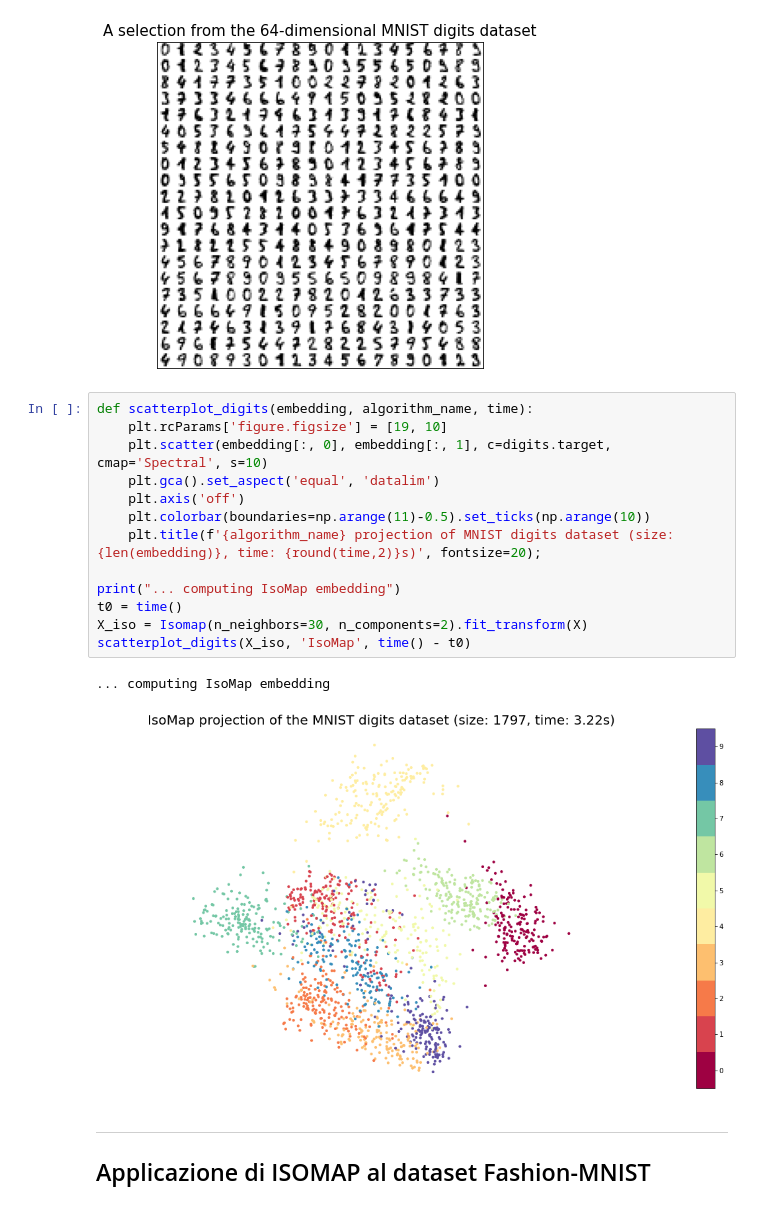
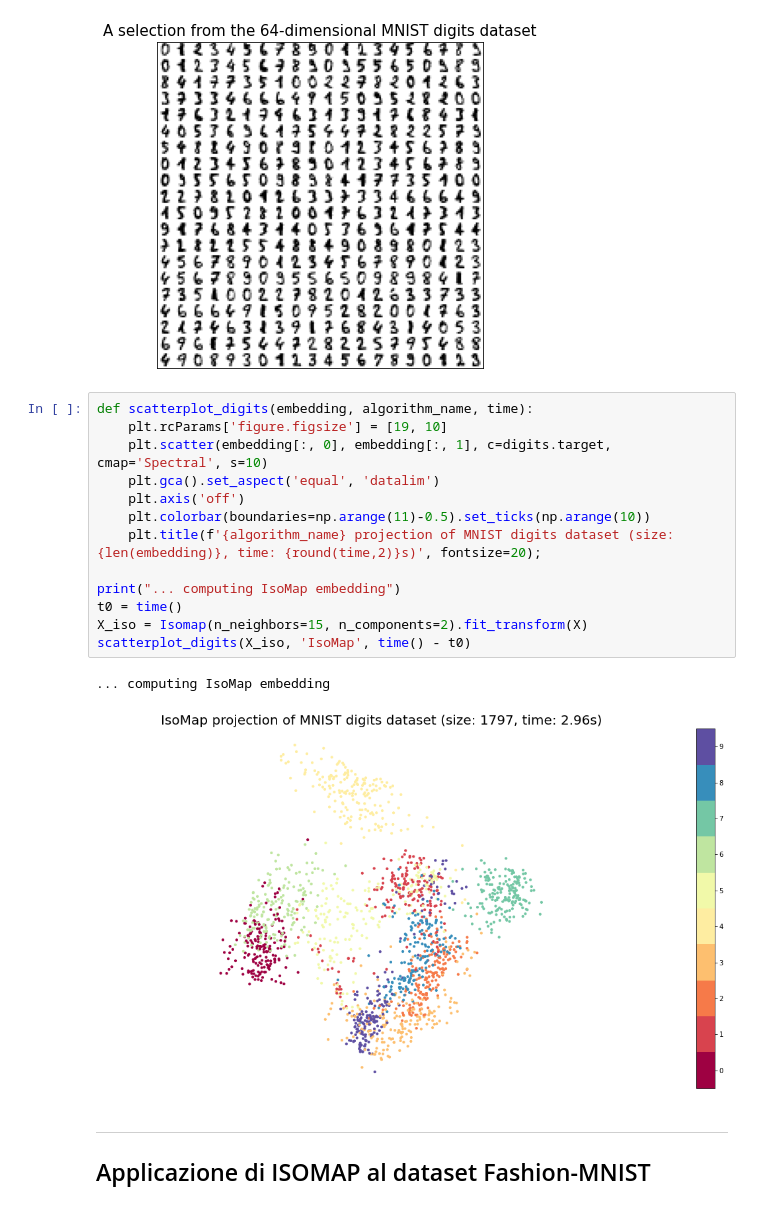
Before and after one commit to fratorgano/dimensionality-reduction, a Jupyter notebook: isomap/isomap.ipynb, the cells around one changed output. Saved outputs shown, nothing was run; the diff lists cells and outputs as text.

```diff
--- a/isomap/isomap.ipynb
+++ b/isomap/isomap.ipynb
@@ -150,19 +144,19 @@ plt.title('A selection from the 64-dimensional MNIST digits dataset', fontsize=1
 # %%
 def scatterplot_digits(embedding, algorithm_name, time):
     plt.rcParams['figure.figsize'] = [19, 10]
     plt.scatter(embedding[:, 0], embedding[:, 1], c=digits.target, cmap='Spectral', s=10)
     plt.gca().set_aspect('equal', 'datalim')
     plt.axis('off')
     plt.colorbar(boundaries=np.arange(11)-0.5).set_ticks(np.arange(10))
     plt.title(f'{algorithm_name} projection of MNIST digits dataset (size: {len(embedding)}, time: {round(time,2)}s)', fontsize=20);
 
 print("... computing IsoMap embedding")
 t0 = time()
-X_iso = Isomap(n_neighbors=30, n_components=2).fit_transform(X)
+X_iso = Isomap(n_neighbors=15, n_components=2).fit_transform(X)
 scatterplot_digits(X_iso, 'IsoMap', time() - t0)
 # %% [output]
 ... computing IsoMap embedding
-[figure, old version]
+[figure, new version]
 # %% [markdown]
 ***
 
```
Also changed, not shown: parts of 5 cells of this notebook, 3 other files.
